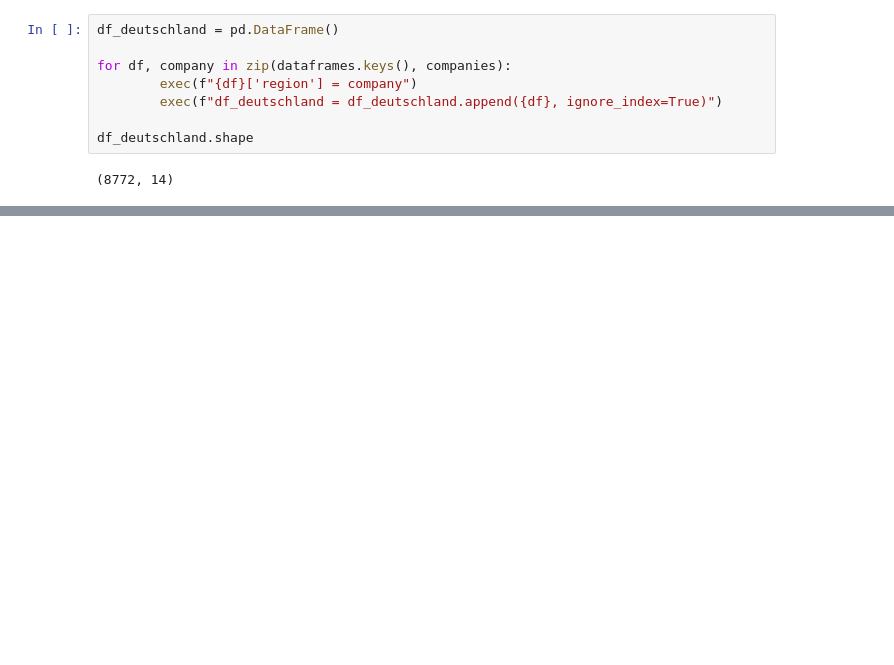
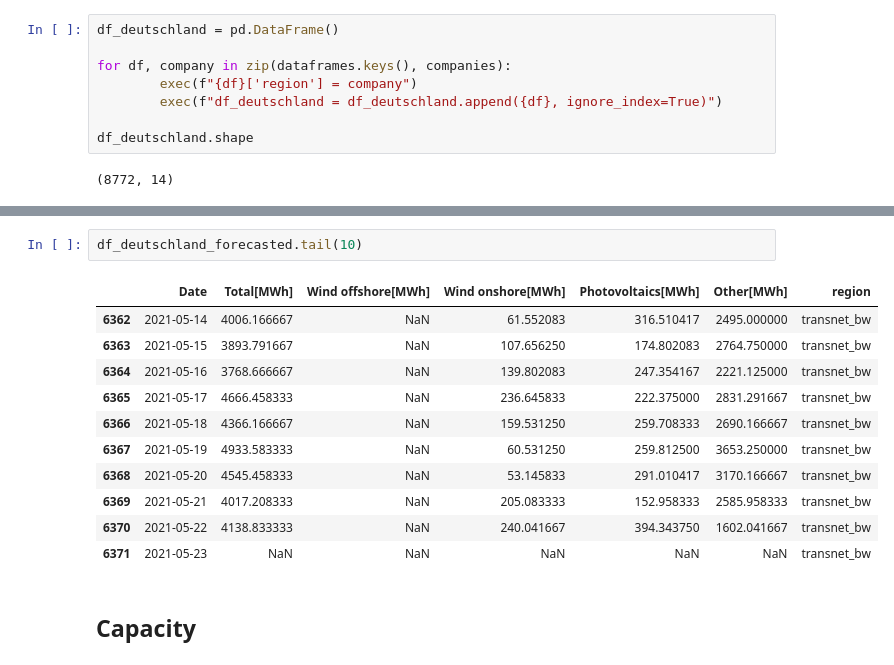
Before and after one commit to HaukeFock/predict_energy_generation, a Jupyter notebook: notebooks/rodrigo_gathering_data.ipynb, the cells around one changed output, grey strips where cells are left out. Cells and saved outputs as stored; diff of their text form; blank space fills up the shorter version.

```diff
--- a/notebooks/rodrigo_gathering_data.ipynb
+++ b/notebooks/rodrigo_gathering_data.ipynb
@@ -148,0 +298,16 @@ df_deutschland.head()
+# %%
+df_deutschland_forecasted.tail(10)
+# %% [output]
+|  | Date | Total[MWh] | Wind offshore[MWh] | Wind onshore[MWh] | Photovoltaics[MWh] | Other[MWh] | region |
+| 6362 | 2021-05-14 | 4006.166667 | NaN | 61.552083 | 316.510417 | 2495.000000 | transnet_bw |
+| 6363 | 2021-05-15 | 3893.791667 | NaN | 107.656250 | 174.802083 | 2764.750000 | transnet_bw |
+| 6364 | 2021-05-16 | 3768.666667 | NaN | 139.802083 | 247.354167 | 2221.125000 | transnet_bw |
+| 6365 | 2021-05-17 | 4666.458333 | NaN | 236.645833 | 222.375000 | 2831.291667 | transnet_bw |
+| 6366 | 2021-05-18 | 4366.166667 | NaN | 159.531250 | 259.708333 | 2690.166667 | transnet_bw |
+| 6367 | 2021-05-19 | 4933.583333 | NaN | 60.531250 | 259.812500 | 3653.250000 | transnet_bw |
+| 6368 | 2021-05-20 | 4545.458333 | NaN | 53.145833 | 291.010417 | 3170.166667 | transnet_bw |
+| 6369 | 2021-05-21 | 4017.208333 | NaN | 205.083333 | 152.958333 | 2585.958333 | transnet_bw |
+| 6370 | 2021-05-22 | 4138.833333 | NaN | 240.041667 | 394.343750 | 1602.041667 | transnet_bw |
+| 6371 | 2021-05-23 | NaN | NaN | NaN | NaN | NaN | transnet_bw |
+# %% [markdown]
+## Capacity
```
Also changed, not shown: parts of 38 cells of this notebook.
